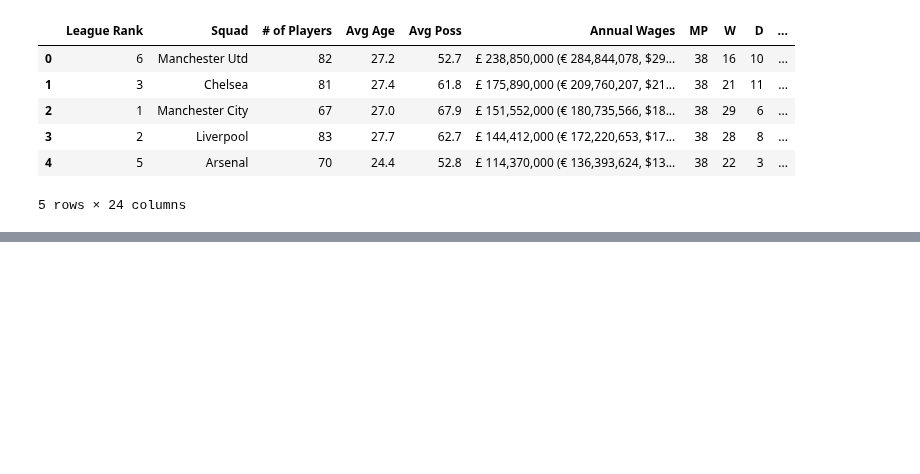
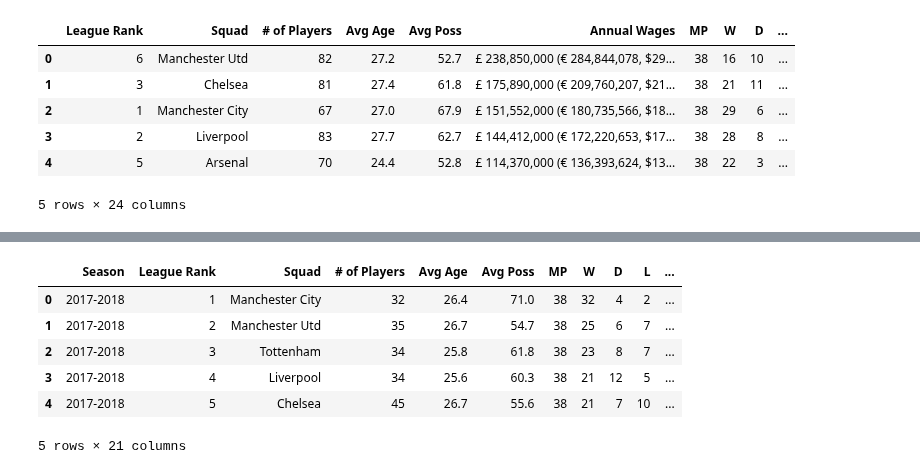
Before and after one commit to GurpreetChugh/Project-Football, a Jupyter notebook: EPL_Project_Football.ipynb, the cells around one changed output, grey strips where cells are left out. Saved outputs shown, nothing was run; the diff lists cells and outputs as text; code cells hidden in the pictures; blank space fills up the shorter version.

```diff
--- a/EPL_Project_Football.ipynb
+++ b/EPL_Project_Football.ipynb
@@ -206,0 +194,7 @@ KeyError: "None of ['League Rank'] are in the columns"
+# %%
+EPL_2018_sum_clean_sorted_df['Season'] = '2017-2018'
+EPL_2019_sum_clean_sorted_df['Season'] = '2018-2019'
+EPL_2020_sum_clean_sorted_df['Season'] = '2019-2020'
+EPL_2021_sum_clean_sorted_df['Season'] = '2020-2021'
+EPL_2022_sum_clean_sorted_df['Season'] = '2021-2022'
+EPL_2022_sum_clean_sorted_df.head()
@@ -206,0 +209,5 @@ KeyError: "None of ['League Rank'] are in the columns"
+# %%
+# Concatenate all seasons into one dataframe
+EPL_all_seasons_sum_df = pd.concat([EPL_2018_sum_clean_sorted_df, EPL_2019_sum_clean_sorted_df, EPL_2020_sum_clean_sorted_df,
+                                EPL_2021_sum_clean_sorted_df, EPL_2022_sum_clean_sorted_df], axis=0)
+EPL_all_seasons_sum_df.info()
@@ -271,0 +382,15 @@ ValueError: Columns must be same length as key
+# %%
+EPL_all_seasons_sum_df
+EPL_all_seasons_sum_df = EPL_all_seasons_sum_df[['Season', 'League Rank', 'Squad', '# of Players', 'Avg Age', 'Avg Poss', 'MP',
+       'W', 'D', 'L', 'GF', 'GA', 'GD', 'Pts', 'Pts/MP', 'xG', 'xGA', 'xGD',
+       'xGD/90', 'Attendance', 'Annual Wages ($)']]
+EPL_all_seasons_sum_df = EPL_all_seasons_sum_df.reset_index(drop=True)
+EPL_all_seasons_sum_df.head()
+# %% [output]
+|  | Season | League Rank | Squad | # of Players | Avg Age | Avg Poss | MP | W | D | L | ... |
+| 0 | 2017-2018 | 1 | Manchester City | 32 | 26.4 | 71.0 | 38 | 32 | 4 | 2 | ... |
+| 1 | 2017-2018 | 2 | Manchester Utd | 35 | 26.7 | 54.7 | 38 | 25 | 6 | 7 | ... |
+| 2 | 2017-2018 | 3 | Tottenham | 34 | 25.8 | 61.8 | 38 | 23 | 8 | 7 | ... |
+| 3 | 2017-2018 | 4 | Liverpool | 34 | 25.6 | 60.3 | 38 | 21 | 12 | 5 | ... |
+| 4 | 2017-2018 | 5 | Chelsea | 45 | 26.7 | 55.6 | 38 | 21 | 7 | 10 | ... |
+5 rows × 21 columns
```
Also changed, not shown: parts of 18 cells of this notebook.
